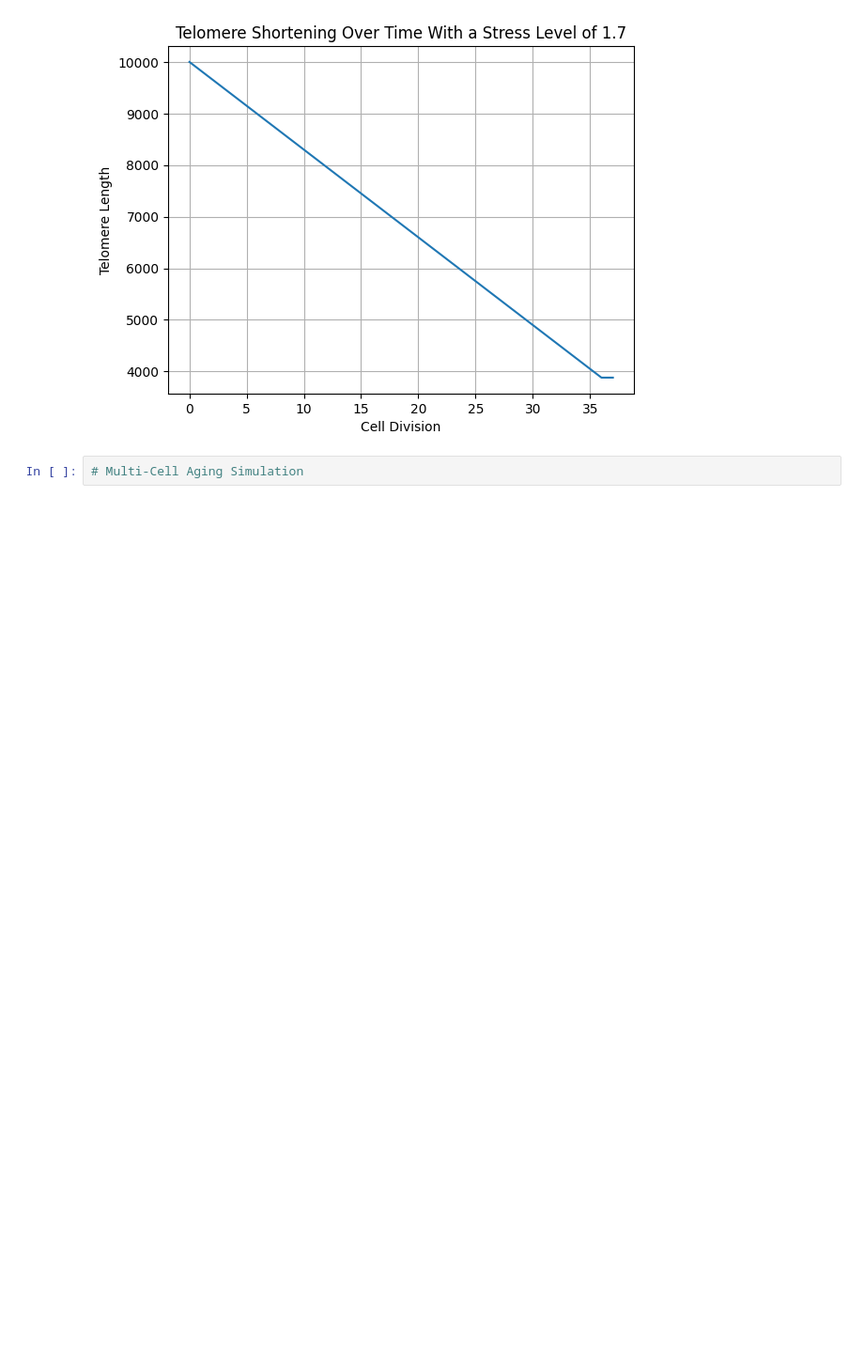
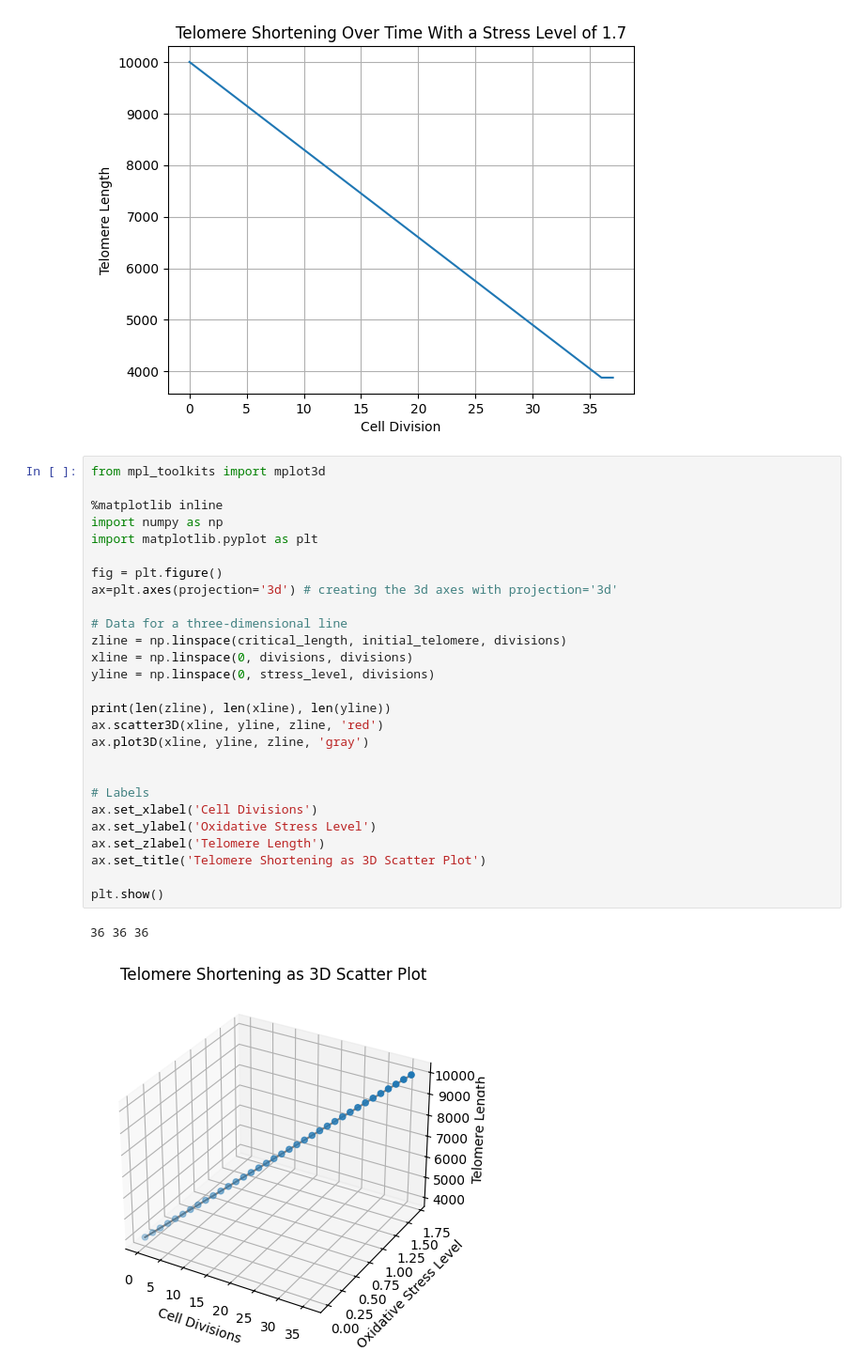
Before and after one commit to ianthehamster/anti_aging_simulation, a Jupyter notebook: aging_simulation_model.ipynb, the cells around one changed output. Shown at 94% size. Drawn from its saved outputs; the diff is of its cells as text; blank space fills up the shorter version.

Commit message:
Added 3D graphs

```diff
--- a/aging_simulation_model.ipynb
+++ b/aging_simulation_model.ipynb
@@ -73,5 +73,33 @@ plt.grid(True)
 plt.show()
 # %% [output]
 [figure]
-# %%
-# Multi-Cell Aging Simulation
+# %%
+from mpl_toolkits import mplot3d
+
+%matplotlib inline
+import numpy as np
+import matplotlib.pyplot as plt
+
+fig = plt.figure()
+ax=plt.axes(projection='3d') # creating the 3d axes with projection='3d'
+
+# Data for a three-dimensional line
+zline = np.linspace(critical_length, initial_telomere, divisions)
+xline = np.linspace(0, divisions, divisions)
+yline = np.linspace(0, stress_level, divisions)
+
+print(len(zline), len(xline), len(yline))
+ax.scatter3D(xline, yline, zline, 'red')
+ax.plot3D(xline, yline, zline, 'gray')
+
+
+# Labels
+ax.set_xlabel('Cell Divisions')
+ax.set_ylabel('Oxidative Stress Level')
+ax.set_zlabel('Telomere Length')
+ax.set_title('Telomere Shortening as 3D Scatter Plot')
+
+plt.show()
+# %% [output]
+36 36 36
+[figure, added]
```
Also changed, not shown: parts of 2 cells of this notebook.
